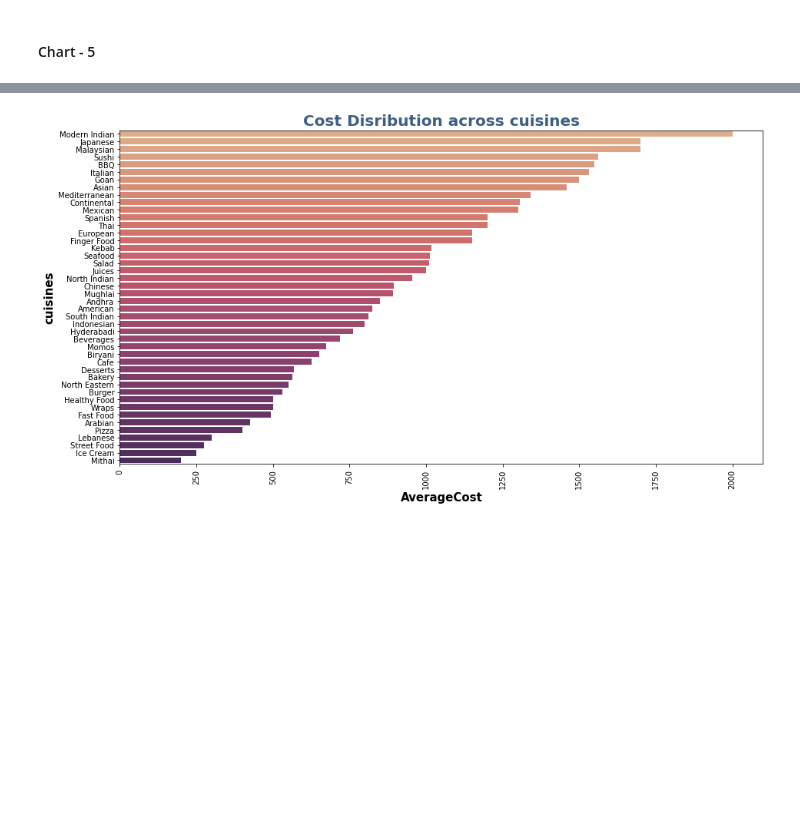
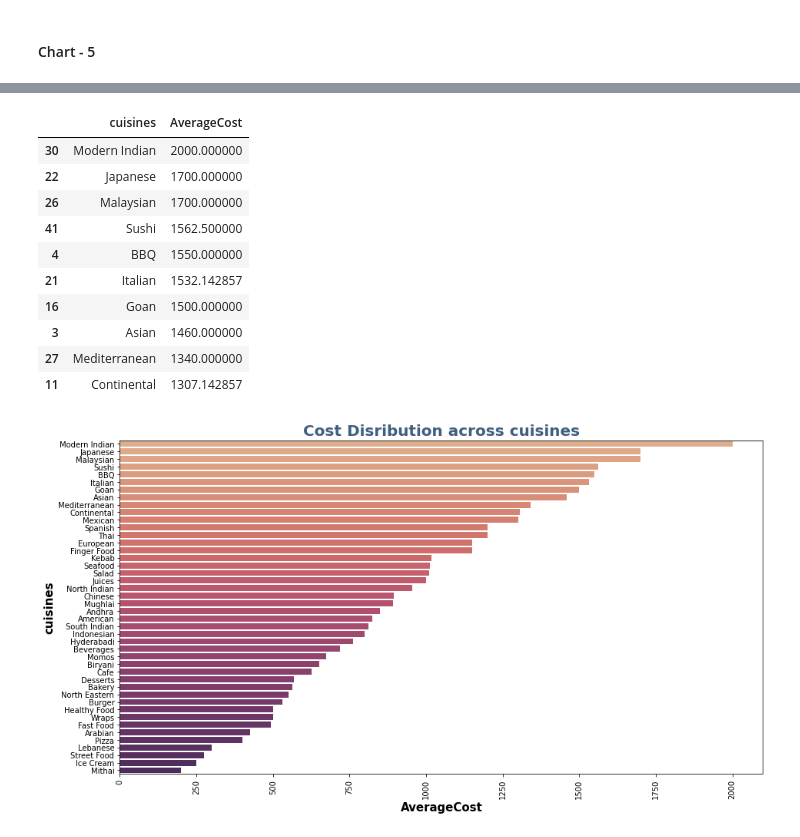
Before and after one commit to CoderPranavRaj/Zomato-Restaurant-Clustering-and-Sentiment-Analysis, a Jupyter notebook: ML_Submission_capstone_4.ipynb, the cells around one changed output, grey strips where cells are left out. Cells and saved outputs as stored; diff of their text form; code cells hidden in the pictures; blank space fills up the shorter version.

```diff
--- a/ML_Submission_capstone_4.ipynb
+++ b/ML_Submission_capstone_4.ipynb
@@ -529,6 +561,20 @@ df.head()
 # %%
 df_1=df.groupby('cuisines').apply(lambda x:np.average(x['Cost'])).reset_index(name='AverageCost')
 df_1 =df_1.sort_values(by='AverageCost',ascending=False)
+# %%
+df_1.head(10)
+# %% [output]
+|  | cuisines | AverageCost |
+| 30 | Modern Indian | 2000.000000 |
+| 22 | Japanese | 1700.000000 |
+| 26 | Malaysian | 1700.000000 |
+| 41 | Sushi | 1562.500000 |
+| 4 | BBQ | 1550.000000 |
+| 21 | Italian | 1532.142857 |
+| 16 | Goan | 1500.000000 |
+| 3 | Asian | 1460.000000 |
+| 27 | Mediterranean | 1340.000000 |
+| 11 | Continental | 1307.142857 |
 # %%
 # Average Cost of top Cusinies
 plt.figure(figsize=(15,8))
```
Also changed, not shown: parts of 26 cells of this notebook.
